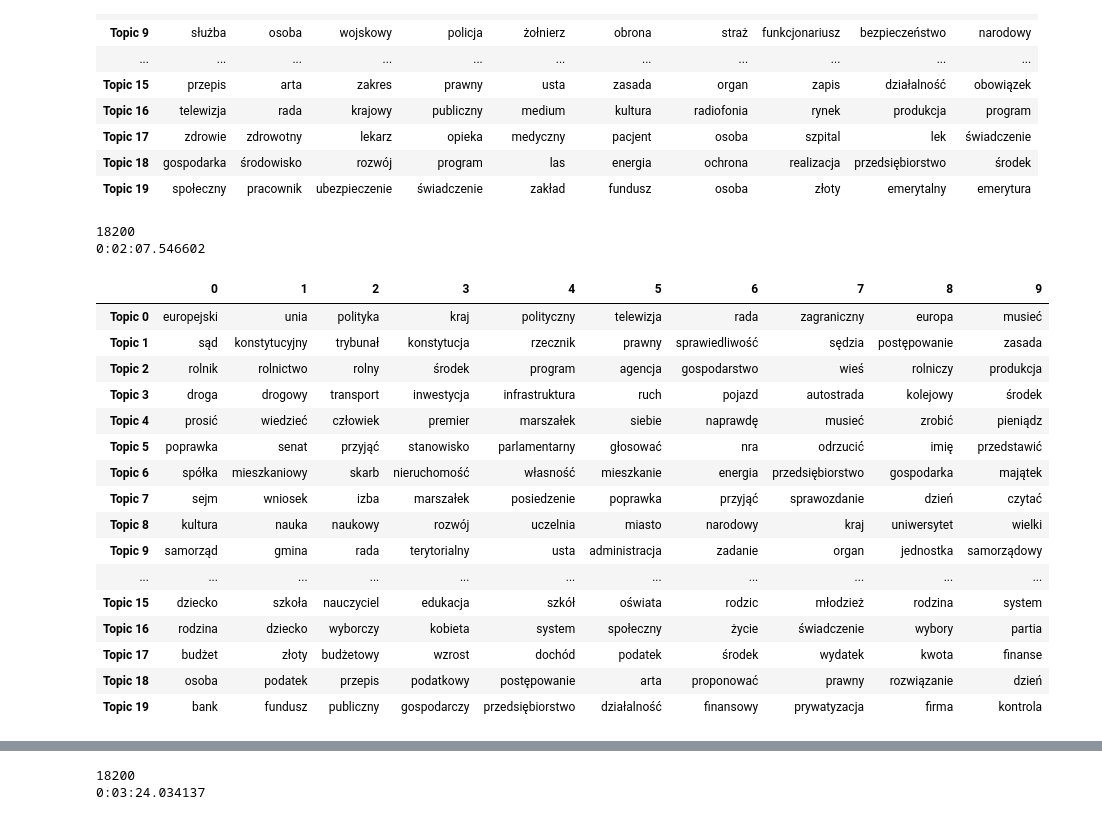
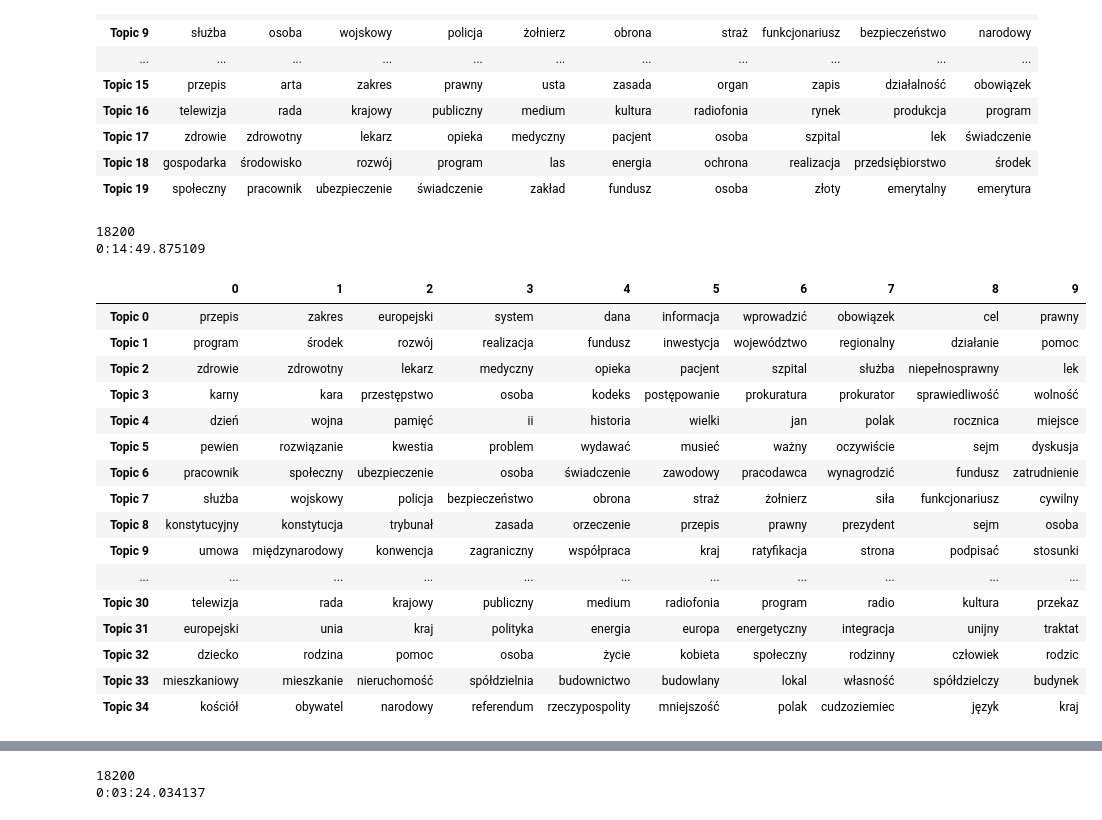
Before and after one commit to magda-lena-b/praca, a Jupyter notebook: 08_LDA_testy.ipynb, the cells around one changed output, grey strips where cells are left out. Cells and saved outputs as stored; diff of their text form; code cells hidden in the pictures.

```diff
--- a/08_LDA_testy.ipynb
+++ b/08_LDA_testy.ipynb
@@ -358,36 +355,36 @@ a
 | Topic 19 | społeczny | pracownik | ubezpieczenie | świadczenie | zakład | fundusz | osoba | złoty | emerytalny | emerytura |
 # %%
 start = timer()
-#dictionary = gensim.corpora.Dictionary(dane['speech_rawest'])
+dictionary = gensim.corpora.Dictionary(dane['speech_rawest'])
 dictionary.filter_extremes(no_above=0.3, no_below=50 )
 print(len(dictionary))
 BOW = [dictionary.doc2bow(speech) for speech in dane['speech_rawest']]
 tfidf = models.TfidfModel(BOW)
 corpus_tfidf = tfidf[BOW]
 
-lda_model = gensim.models.LdaMulticore(BOW, id2word=dictionary,num_topics=20, passes=1, workers=2)
+lda_model = gensim.models.LdaMulticore(BOW, id2word=dictionary,num_topics=35, passes=5, workers=2)
 end = timer()
 print(timedelta(seconds=timer()-start))
 funcs.print_topics(lda_model.print_topics(-1))
 # %% [output]
 18200
-0:02:07.546602
+0:14:49.875109
 |  | 0 | 1 | 2 | 3 | 4 | 5 | 6 | 7 | 8 | 9 |
-| Topic 0 | europejski | unia | polityka | kraj | polityczny | telewizja | rada | zagraniczny | europa | musieć |
-| Topic 1 | sąd | konstytucyjny | trybunał | konstytucja | rzecznik | prawny | sprawiedliwość | sędzia | postępowanie | zasada |
-| Topic 2 | rolnik | rolnictwo | rolny | środek | program | agencja | gospodarstwo | wieś | rolniczy | produkcja |
-| Topic 3 | droga | drogowy | transport | inwestycja | infrastruktura | ruch | pojazd | autostrada | kolejowy | środek |
-| Topic 4 | prosić | wiedzieć | człowiek | premier | marszałek | siebie | naprawdę | musieć | zrobić | pieniądz |
-| Topic 5 | poprawka | senat | przyjąć | stanowisko | parlamentarny | głosować | nra | odrzucić | imię | przedstawić |
-| Topic 6 | spółka | mieszkaniowy | skarb | nieruchomość | własność | mieszkanie | energia | przedsiębiorstwo | gospodarka | majątek |
-| Topic 7 | sejm | wniosek | izba | marszałek | posiedzenie | poprawka | przyjąć | sprawozdanie | dzień | czytać |
-| Topic 8 | kultura | nauka | naukowy | rozwój | uczelnia | miasto | narodowy | kraj | uniwersytet | wielki |
-| Topic 9 | samorząd | gmina | rada | terytorialny | usta | administracja | zadanie | organ | jednostka | samorządowy |
+| Topic 0 | przepis | zakres | europejski | system | dana | informacja | wprowadzić | obowiązek | cel | prawny |
+| Topic 1 | program | środek | rozwój | realizacja | fundusz | inwestycja | województwo | regionalny | działanie | pomoc |
+| Topic 2 | zdrowie | zdrowotny | lekarz | medyczny | opieka | pacjent | szpital | służba | niepełnosprawny | lek |
+| Topic 3 | karny | kara | przestępstwo | osoba | kodeks | postępowanie | prokuratura | prokurator | sprawiedliwość | wolność |
+| Topic 4 | dzień | wojna | pamięć | ii | historia | wielki | jan | polak | rocznica | miejsce |
+| Topic 5 | pewien | rozwiązanie | kwestia | problem | wydawać | musieć | ważny | oczywiście | sejm | dyskusja |
+| Topic 6 | pracownik | społeczny | ubezpieczenie | osoba | świadczenie | zawodowy | pracodawca | wynagrodzić | fundusz | zatrudnienie |
+| Topic 7 | służba | wojskowy | policja | bezpieczeństwo | obrona | straż | żołnierz | siła | funkcjonariusz | cywilny |
+| Topic 8 | konstytucyjny | konstytucja | trybunał | zasada | orzeczenie | przepis | prawny | prezydent | sejm | osoba |
+| Topic 9 | umowa | międzynarodowy | konwencja | zagraniczny | współpraca | kraj | ratyfikacja | strona | podpisać | stosunki |
 | ... | ... | ... | ... | ... | ... | ... | ... | ... | ... | ... |
-| Topic 15 | dziecko | szkoła | nauczyciel | edukacja | szkół | oświata | rodzic | młodzież | rodzina | system |
-| Topic 16 | rodzina | dziecko | wyborczy | kobieta | system | społeczny | życie | świadczenie | wybory | partia |
-| Topic 17 | budżet | złoty | budżetowy | wzrost | dochód | podatek | środek | wydatek | kwota | finanse |
-| Topic 18 | osoba | podatek | przepis | podatkowy | postępowanie | arta | proponować | prawny | rozwiązanie | dzień |
-| Topic 19 | bank | fundusz | publiczny | gospodarczy | przedsiębiorstwo | działalność | finansowy | prywatyzacja | firma | kontrola |
+| Topic 30 | telewizja | rada | krajowy | publiczny | medium | radiofonia | program | radio | kultura | przekaz |
+| Topic 31 | europejski | unia | kraj | polityka | energia | europa | energetyczny | integracja | unijny | traktat |
+| Topic 32 | dziecko | rodzina | pomoc | osoba | życie | kobieta | społeczny | rodzinny | człowiek | rodzic |
+| Topic 33 | mieszkaniowy | mieszkanie | nieruchomość | spółdzielnia | budownictwo | budowlany | lokal | własność | spółdzielczy | budynek |
+| Topic 34 | kościół | obywatel | narodowy | referendum | rzeczypospolity | mniejszość | polak | cudzoziemiec | język | kraj |
 # %%
 bow_30_50_20 = funcs.print_topics(lda_model.print_topics(-1))
```
Also changed, not shown: parts of 12 cells of this notebook, 4 other files.
